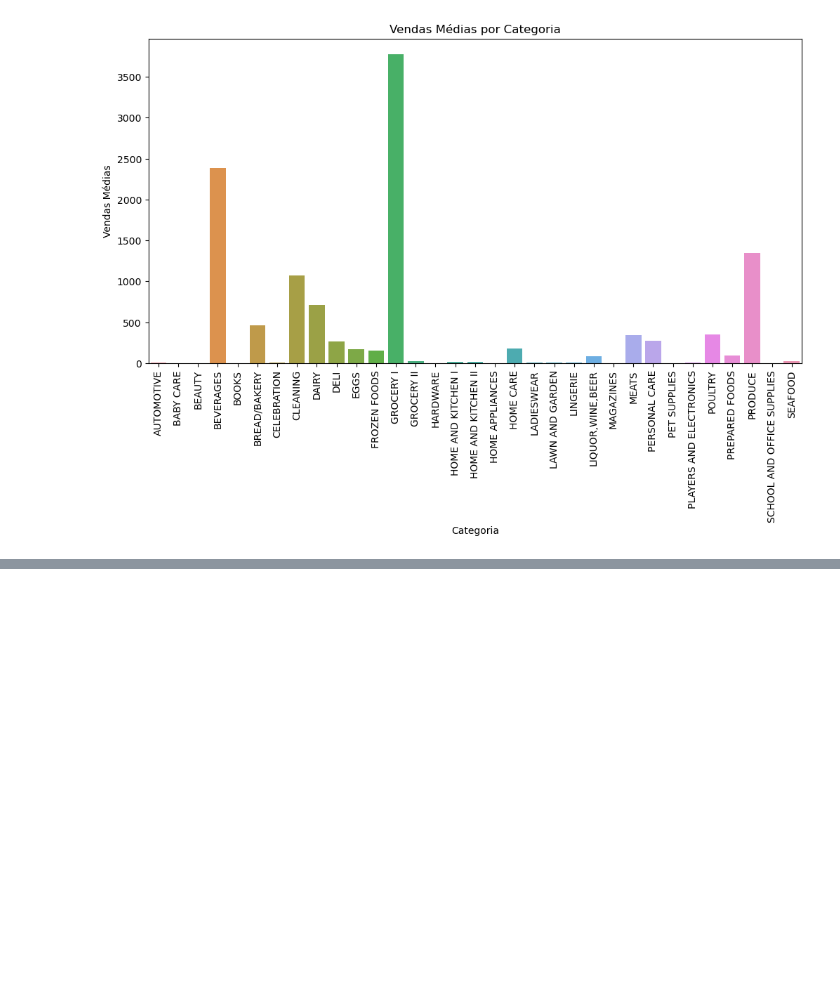
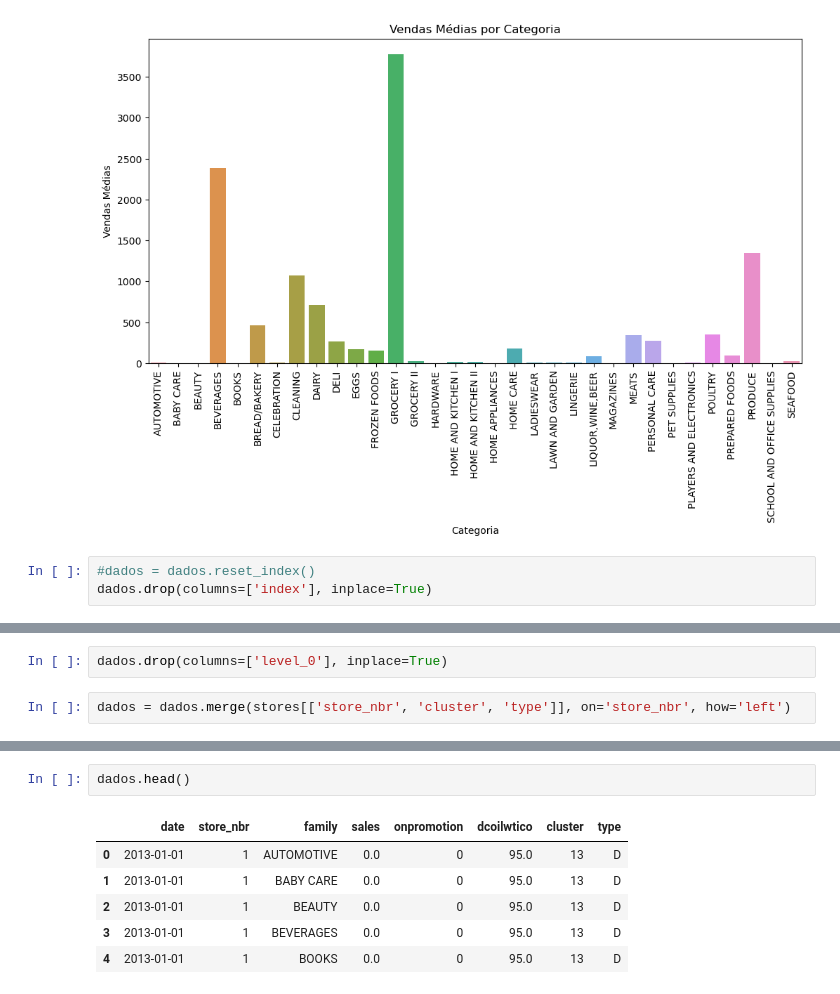
Before and after one commit to MrBarreto/DataMining, a Jupyter notebook: t2/t2.ipynb, the cells around one changed output, grey strips where cells are left out. Cells and saved outputs as stored; diff of their text form; blank space fills up the shorter version.

```diff
--- a/t2/t2.ipynb
+++ b/t2/t2.ipynb
@@ -255,3 +256,6 @@ plt.ylabel('Vendas Médias')
 plt.show()
 # %% [output]
 [figure]
+# %%
+#dados = dados.reset_index()
+dados.drop(columns=['index'], inplace=True)
@@ -257,0 +271,4 @@ plt.show()
+# %%
+dados.drop(columns=['level_0'], inplace=True)
+# %%
+dados = dados.merge(stores[['store_nbr', 'cluster', 'type']], on='store_nbr', how='left')
@@ -257,0 +288,9 @@ plt.show()
+# %%
+dados.head()
+# %% [output]
+|  | date | store_nbr | family | sales | onpromotion | dcoilwtico | cluster | type |
+| 0 | 2013-01-01 | 1 | AUTOMOTIVE | 0.0 | 0 | 95.0 | 13 | D |
+| 1 | 2013-01-01 | 1 | BABY CARE | 0.0 | 0 | 95.0 | 13 | D |
+| 2 | 2013-01-01 | 1 | BEAUTY | 0.0 | 0 | 95.0 | 13 | D |
+| 3 | 2013-01-01 | 1 | BEVERAGES | 0.0 | 0 | 95.0 | 13 | D |
+| 4 | 2013-01-01 | 1 | BOOKS | 0.0 | 0 | 95.0 | 13 | D |
```
Also changed, not shown: parts of 3 cells of this notebook.
